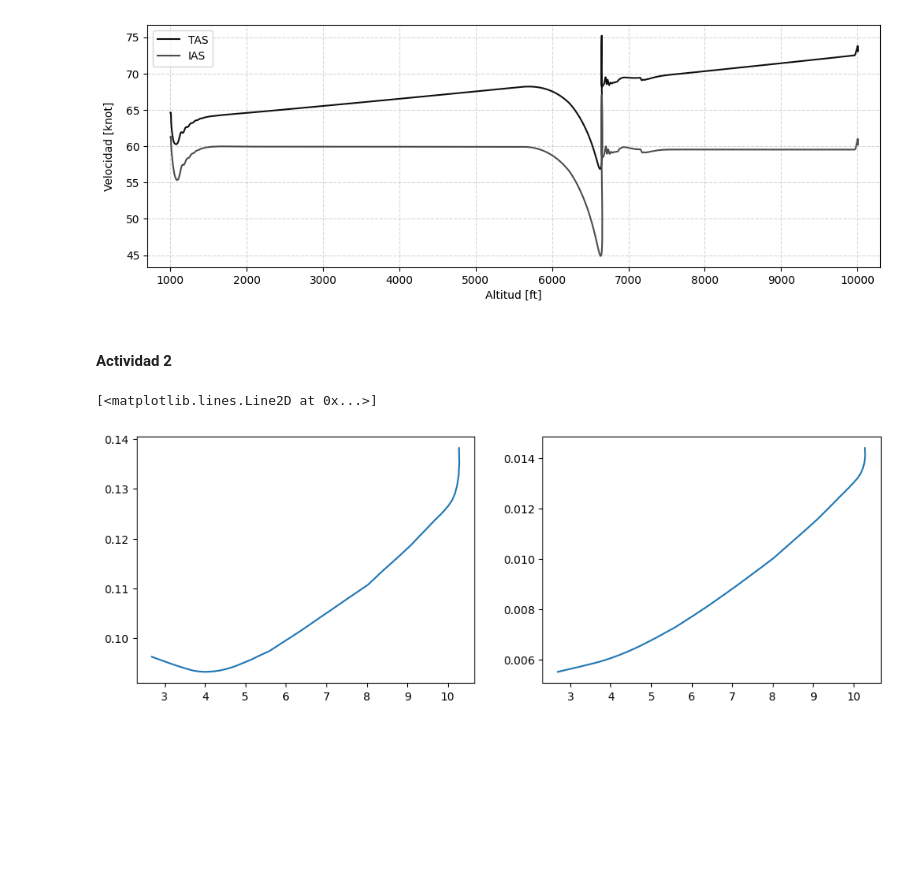
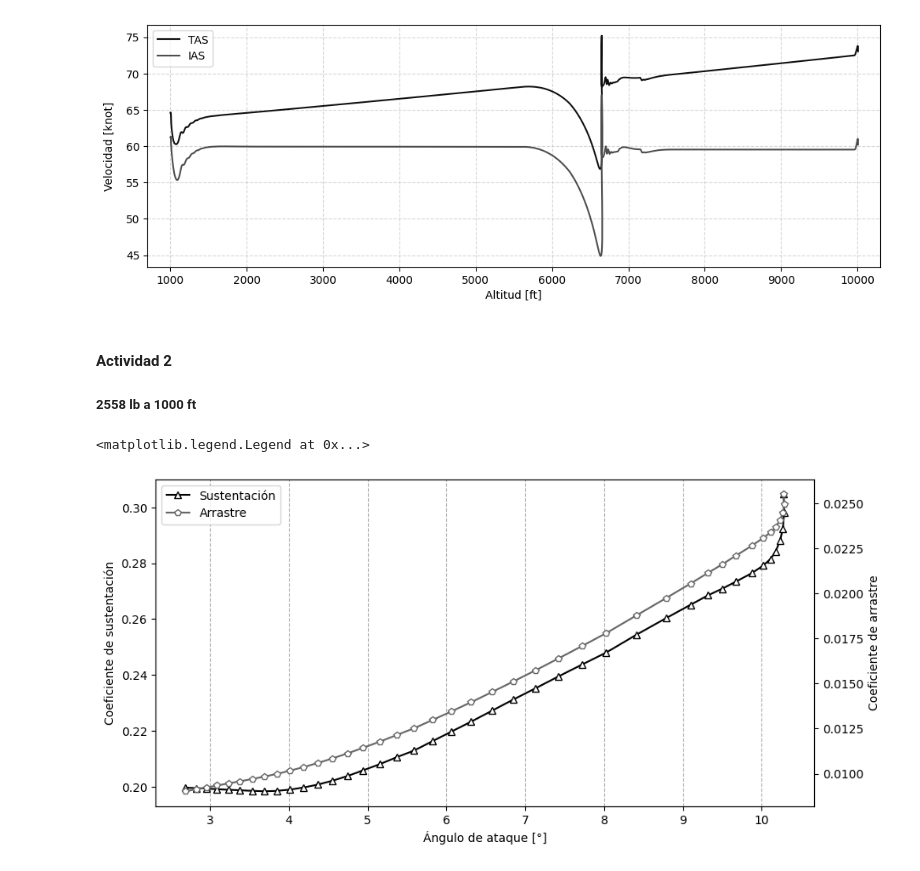
Before and after one commit to otarola-joaquin/Trabajos-varios-8vo-semestre, a Jupyter notebook: Mecánica del Vuelo/Tarea_2/lab2_gráfico.ipynb, the cells around one changed output. Cells and saved outputs as stored; diff of their text form; code cells hidden in the pictures; blank space fills up the shorter version.

Commit message:
[MDV] Correción de sustentación y arrastre a 1000 ft con 2558 lb, y gráficos bonitos

```diff
--- a/Mecánica del Vuelo/Tarea_2/lab2_gráfico.ipynb
+++ b/Mecánica del Vuelo/Tarea_2/lab2_gráfico.ipynb
@@ -32,6 +32,7 @@ plt.show()
 [figure]
 # %% [markdown]
 #### Actividad 2
+##### 2558 lb a 1000 ft
 # %%
 with open('cessna172-100kn-1000ft.csv', 'r') as archivo:
     lineas = [line.rstrip() for line in archivo]
@@ -46,8 +47,8 @@ alpha = []       # [°]
 for i in lineas[1:-1]:
     v_indicated.append(float(i.split(',')[0]))
     v_true.append(float(i.split(',')[2]))
-    lift.append(float(i.split(',')[20])*4.45)
-    drag.append(float(i.split(',')[26])*4.45)
+    lift.append((float(i.split(',')[20])+float(i.split(',')[22])+float(i.split(',')[24]))*4.45)
+    drag.append((float(i.split(',')[26])+float(i.split(',')[28])+float(i.split(',')[30]))*4.45)
     altitude.append(float(i.split(',')[14]) * 0.3048 / 1000)
     alpha.append(float(i.split(',')[7]))
 # %%
@@ -68,15 +69,22 @@ def cD(arr, altura):
     return c_D
 # %%
 import matplotlib.pyplot as plt
-from numpy import pi
 
-plt.rcParams['figure.figsize'] = (12,4)
-fig, (ax1, ax2) = plt.subplots(1,2)
+plt.rcParams['figure.figsize'] = (10,5)
+fig, (ax1) = plt.subplots(1,1)
 
-ax1.plot(alpha[28:-12], cL(lift[28:-12], 1000))
+plotcl, = ax1.plot(alpha[28:-12], cL(lift[28:-12], 1000), color='black', marker='^', markeredgecolor='black', markerfacecolor='white')
+ax1.set_xlabel('Ángulo de ataque [°]')
+ax1.set_ylabel('Coeficiente de sustentación')
 
-ax2.plot(alpha[28:-12], cD(drag[28:-12], 1000))
+ax2 = ax1.twinx()
+
+plotcd, = ax2.plot(alpha[28:-12], cD(drag[28:-12], 1000), color = '#676767', marker='p', markeredgecolor='#676767', markerfacecolor='white')
+ax2.set_ylabel('Coeficiente de arrastre')
+
+ax1.grid(linestyle='--', axis='x')
+plt.legend([plotcl, plotcd], ['Sustentación', 'Arrastre'], loc='upper left')
 # %% [output]
-[<matplotlib.lines.Line2D at 0x...>]
+<matplotlib.legend.Legend at 0x...>
-[figure, old version]
+[figure, new version]
 # %%
```
Also changed, not shown: parts of 5 cells of this notebook.
